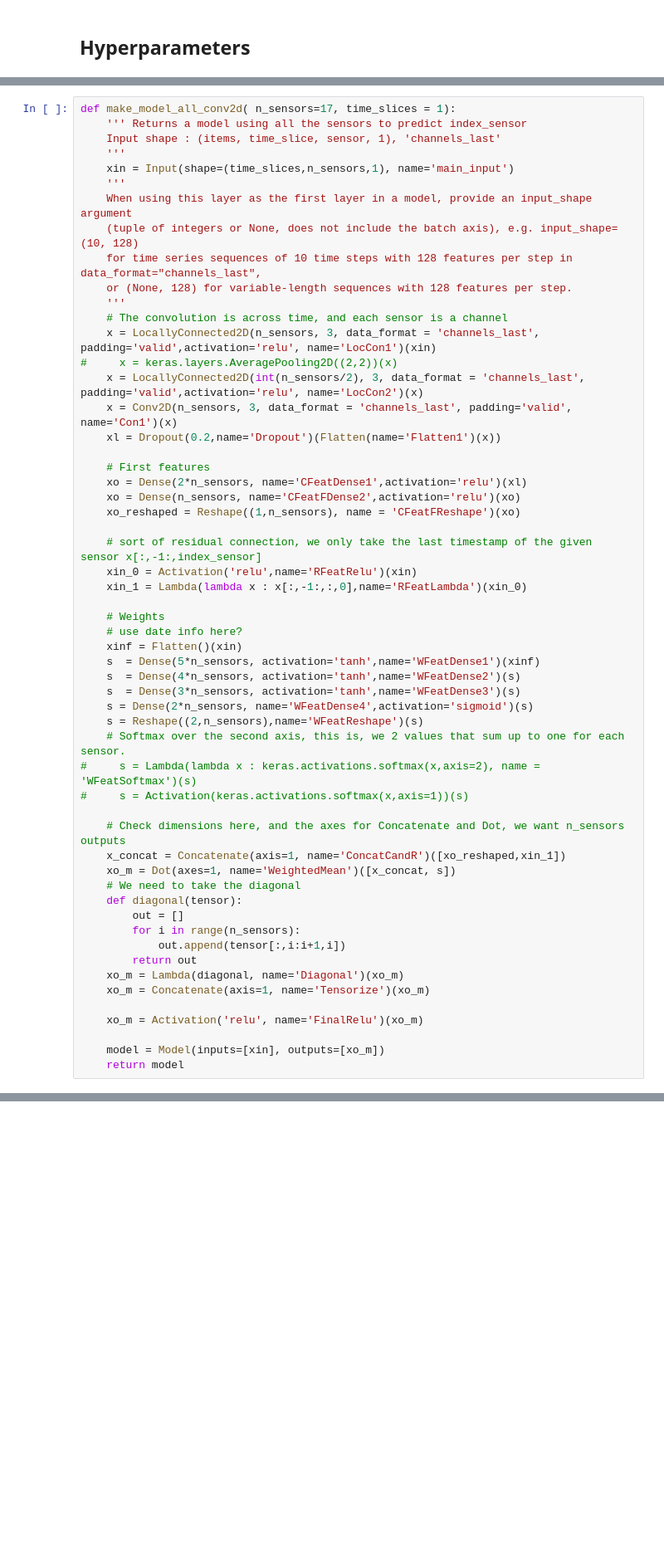
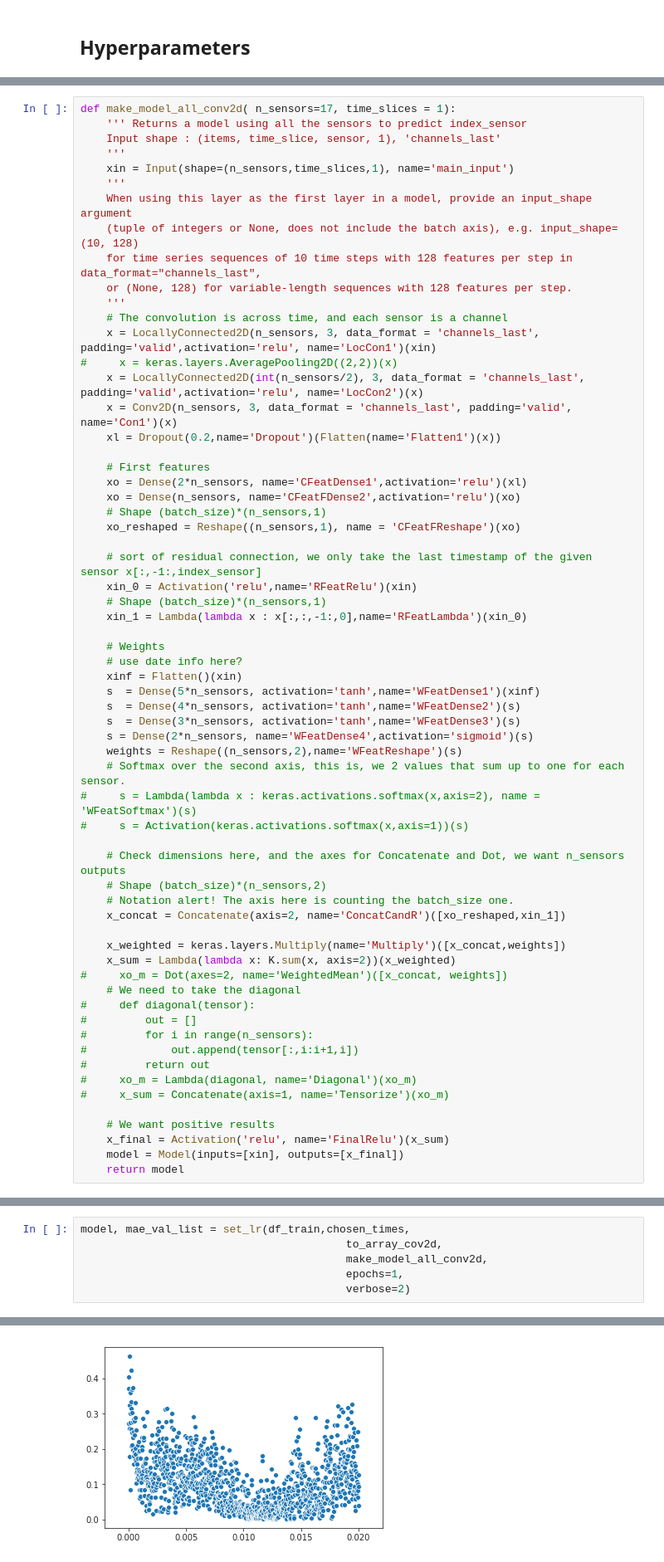
Before and after one commit to albertotb/solar, a Jupyter notebook: notebooks/train_model-Conv2D_Clearsky.ipynb, the cells around one changed output, grey strips where cells are left out. Shown at 83% size. Saved outputs shown, nothing was run; the diff lists cells and outputs as text; blank space fills up the shorter version.

```diff
--- a/notebooks/train_model-Conv2D_Clearsky.ipynb
+++ b/notebooks/train_model-Conv2D_Clearsky.ipynb
@@ -210,7 +205,7 @@ def make_model_all_conv2d( n_sensors=17, time_slices = 1):
     ''' Returns a model using all the sensors to predict index_sensor
     Input shape : (items, time_slice, sensor, 1), 'channels_last'
     '''
-    xin = Input(shape=(time_slices,n_sensors,1), name='main_input')
+    xin = Input(shape=(n_sensors,time_slices,1), name='main_input')
     '''
     When using this layer as the first layer in a model, provide an input_shape argument
     (tuple of integers or None, does not include the batch axis), e.g. input_shape=(10, 128)
@@ -227,11 +222,13 @@ def make_model_all_conv2d( n_sensors=17, time_slices = 1):
     # First features
     xo = Dense(2*n_sensors, name='CFeatDense1',activation='relu')(xl)
     xo = Dense(n_sensors, name='CFeatFDense2',activation='relu')(xo)
-    xo_reshaped = Reshape((1,n_sensors), name = 'CFeatFReshape')(xo)
+    # Shape (batch_size)*(n_sensors,1)
+    xo_reshaped = Reshape((n_sensors,1), name = 'CFeatFReshape')(xo)
 
     # sort of residual connection, we only take the last timestamp of the given sensor x[:,-1:,index_sensor]
     xin_0 = Activation('relu',name='RFeatRelu')(xin)
-    xin_1 = Lambda(lambda x : x[:,-1:,:,0],name='RFeatLambda')(xin_0)
+    # Shape (batch_size)*(n_sensors,1)
+    xin_1 = Lambda(lambda x : x[:,:,-1:,0],name='RFeatLambda')(xin_0)
 
     # Weights
     # use date info here?
@@ -240,24 +237,29 @@ def make_model_all_conv2d( n_sensors=17, time_slices = 1):
     s  = Dense(4*n_sensors, activation='tanh',name='WFeatDense2')(s)
     s  = Dense(3*n_sensors, activation='tanh',name='WFeatDense3')(s)
     s = Dense(2*n_sensors, name='WFeatDense4',activation='sigmoid')(s)
-    s = Reshape((2,n_sensors),name='WFeatReshape')(s)
+    weights = Reshape((n_sensors,2),name='WFeatReshape')(s)
     # Softmax over the second axis, this is, we 2 values that sum up to one for each sensor.
 #     s = Lambda(lambda x : keras.activations.softmax(x,axis=2), name = 'WFeatSoftmax')(s)
 #     s = Activation(keras.activations.softmax(x,axis=1))(s)
 
     # Check dimensions here, and the axes for Concatenate and Dot, we want n_sensors outputs
-    x_concat = Concatenate(axis=1, name='ConcatCandR')([xo_reshaped,xin_1])
-    xo_m = Dot(axes=1, name='WeightedMean')([x_concat, s])
+    # Shape (batch_size)*(n_sensors,2)
+    # Notation alert! The axis here is counting the batch_size one.
+    x_concat = Concatenate(axis=2, name='ConcatCandR')([xo_reshaped,xin_1])
+
+    x_weighted = keras.layers.Multiply(name='Multiply')([x_concat,weights])
+    x_sum = Lambda(lambda x: K.sum(x, axis=2))(x_weighted)
+#     xo_m = Dot(axes=2, name='WeightedMean')([x_concat, weights])
     # We need to take the diagonal
-    def diagonal(tensor):
-        out = []
-        for i in range(n_sensors):
-            out.append(tensor[:,i:i+1,i])
-        return out
-    xo_m = Lambda(diagonal, name='Diagonal')(xo_m)
-    xo_m = Concatenate(axis=1, name='Tensorize')(xo_m)
+#     def diagonal(tensor):
+#         out = []
+#         for i in range(n_sensors):
+#             out.append(tensor[:,i:i+1,i])
+#         return out
+#     xo_m = Lambda(diagonal, name='Diagonal')(xo_m)
+#     x_sum = Concatenate(axis=1, name='Tensorize')(xo_m)
 
-    xo_m = Activation('relu', name='FinalRelu')(xo_m)
-
-    model = Model(inputs=[xin], outputs=[xo_m])
+    # We want positive results
+    x_final = Activation('relu', name='FinalRelu')(x_sum)
+    model = Model(inputs=[xin], outputs=[x_final])
     return model
@@ -263,0 +269,7 @@ def make_model_all_conv2d( n_sensors=17, time_slices = 1):
+# %%
+model, mae_val_list = set_lr(df_train,chosen_times,
+                                         to_array_cov2d,
+                                         make_model_all_conv2d,
+                                         epochs=1,
+                                         verbose=2)
+# %% [output]
@@ -263,0 +278 @@ def make_model_all_conv2d( n_sensors=17, time_slices = 1):
+[figure, added]
```
Also changed, not shown: parts of 31 cells of this notebook, 2 other files.
